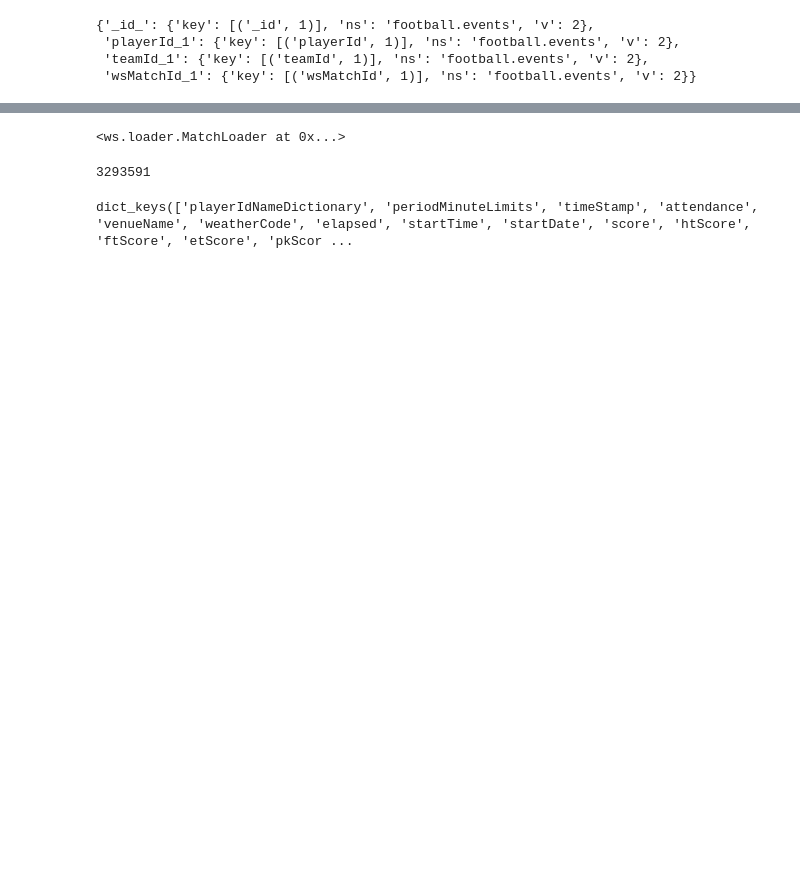
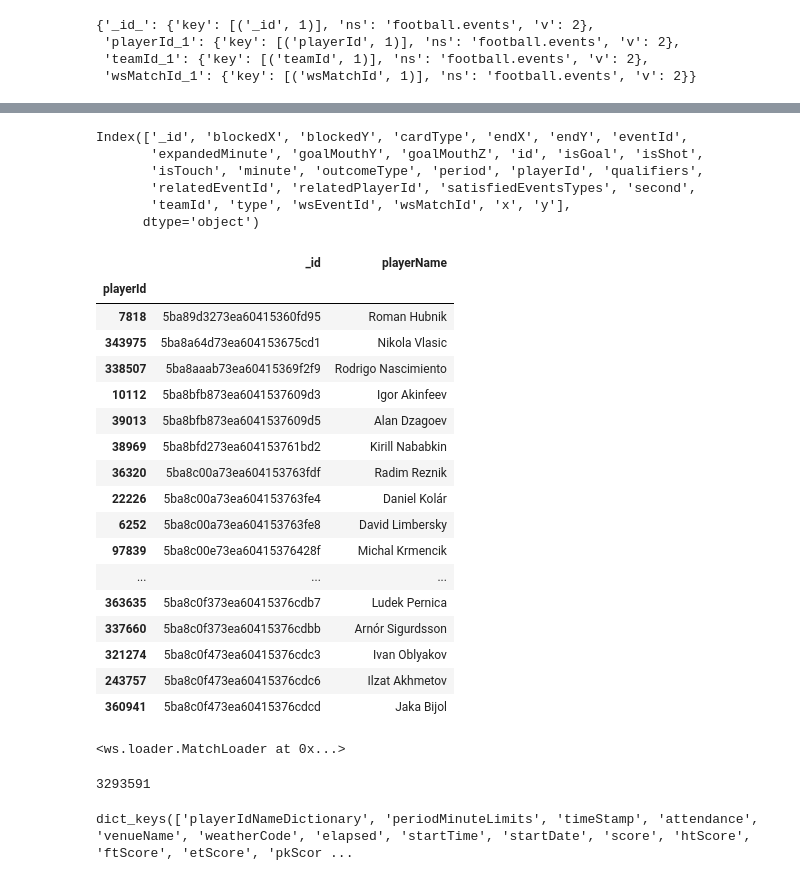
Before and after one commit to sdonoso23/ws, a Jupyter notebook: notebooks/003-importmatch.ipynb, the cells around one changed output, grey strips where cells are left out. Cells and saved outputs as stored; diff of their text form; code cells hidden in the pictures; blank space fills up the shorter version.

```diff
--- a/notebooks/003-importmatch.ipynb
+++ b/notebooks/003-importmatch.ipynb
@@ -131,3 +181,76 @@ DB["events"].find({"isShot":True}).count()
+# %%
+class Match():
+
+    def __init__(self,db,matchid):
+
+        self.db = db
+        self.matchid = matchid
+        self.events = db["events"].find({"wsMatchId":self.matchid})
+
+    def calculateMinutes(self):
+
+        c = self.events
+        maxMinute = np.max([i["expandedMinute"] for i in c])
+
+        starters = []
+        subs = {}
+        for i in c:
+
+            try:
+                if (i["type"]["displayName"] == "FormationSet"):
+
+                    for q in i["qualifiers"]:
+                        if q["type"]["displayName"] == "InvolvedPlayers":
+
+                            starters.extend(list(map(int,q["value"].split(",")))[0:11])
+                elif (i["type"]["displayName"] == "SubstitutionOn"):
+                     subs[i["playerId"]] = maxMinute - i["expandedMinute"]
+                     subs[i["relatedPlayerId"]] = i["expandedMinute"]
+
+                else:
+                    continue
+            except:
+                print("error")
+                continue
+
+
+        players = {k:maxMinute for k in starters}
+        players.update(subs)
+
+
+        return players
+# %%
+m = Match(DB,1328454)
+# %%
+pd.DataFrame(m.events).columns
+# %% [output]
+Index(['_id', 'blockedX', 'blockedY', 'cardType', 'endX', 'endY', 'eventId',
+       'expandedMinute', 'goalMouthY', 'goalMouthZ', 'id', 'isGoal', 'isShot',
+       'isTouch', 'minute', 'outcomeType', 'period', 'playerId', 'qualifiers',
+       'relatedEventId', 'relatedPlayerId', 'satisfiedEventsTypes', 'second',
+       'teamId', 'type', 'wsEventId', 'wsMatchId', 'x', 'y'],
+      dtype='object')
+# %%
+pd.DataFrame(list(DB["players"].find({"playerId":{"$in":list(m.calculateMinutes().keys())}}))).set_index("playerId")
+# %% [output]
+|  | _id | playerName |
+| playerId |  |  |
+| 7818 | 5ba89d3273ea60415360fd95 | Roman Hubnik |
+| 343975 | 5ba8a64d73ea604153675cd1 | Nikola Vlasic |
+| 338507 | 5ba8aaab73ea60415369f2f9 | Rodrigo Nascimiento |
+| 10112 | 5ba8bfb873ea6041537609d3 | Igor Akinfeev |
+| 39013 | 5ba8bfb873ea6041537609d5 | Alan Dzagoev |
+| 38969 | 5ba8bfd273ea604153761bd2 | Kirill Nababkin |
+| 36320 | 5ba8c00a73ea604153763fdf | Radim Reznik |
+| 22226 | 5ba8c00a73ea604153763fe4 | Daniel Kolár |
+| 6252 | 5ba8c00a73ea604153763fe8 | David Limbersky |
+| 97839 | 5ba8c00e73ea60415376428f | Michal Krmencik |
+| ... | ... | ... |
+| 363635 | 5ba8c0f373ea60415376cdb7 | Ludek Pernica |
+| 337660 | 5ba8c0f373ea60415376cdbb | Arnór Sigurdsson |
+| 321274 | 5ba8c0f473ea60415376cdc3 | Ivan Oblyakov |
+| 243757 | 5ba8c0f473ea60415376cdc6 | Ilzat Akhmetov |
+| 360941 | 5ba8c0f473ea60415376cdcd | Jaka Bijol |
 # %%
 load = MatchLoader(DB,m)
 # %%
```
Also changed, not shown: parts of 33 cells of this notebook, 6 other files.
